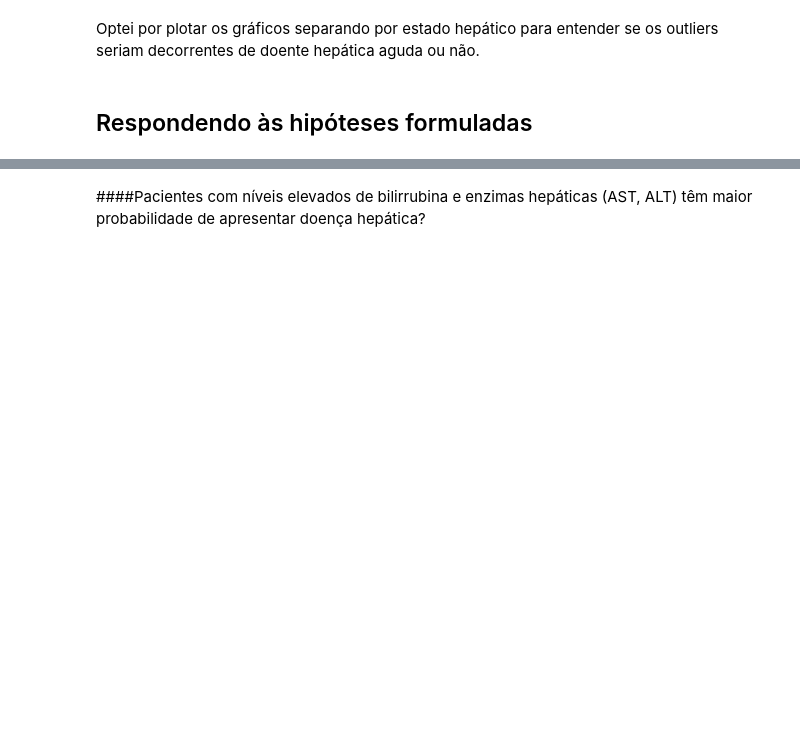
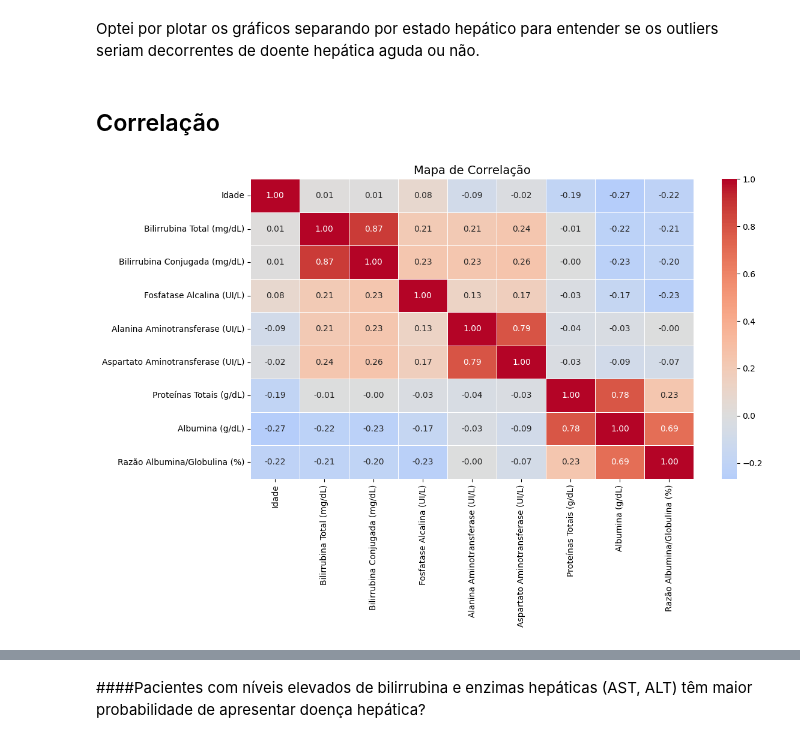
Before and after one commit to paulaRMachado/PUC-RIO-DTSC-MVP2, a Jupyter notebook: PUC_MVP_2.ipynb, the cells around one changed output, grey strips where cells are left out. Saved outputs shown, nothing was run; the diff lists cells and outputs as text; code cells hidden in the pictures; blank space fills up the shorter version.

```diff
--- a/PUC_MVP_2.ipynb
+++ b/PUC_MVP_2.ipynb
@@ -198,4 +232,21 @@ plt.show()
 # %% [markdown]
 Optei por plotar os gráficos separando por estado hepático para entender se os outliers seriam decorrentes de doente hepática aguda ou não.
-# %% [markdown]
-## Respondendo às hipóteses formuladas
+# %% [markdown]
+## Correlação
+# %%
+# Seleciona apenas colunas numéricas da camada bronze
+bronze_numeric = bronze.select_dtypes(include=['int64', 'float64'])
+
+# Calcula a matriz de correlação
+correlation_matrix = bronze_numeric.corr()
+plt.figure(figsize=(12, 8))
+# Cria o mapa de calor com anotações
+sns.heatmap(correlation_matrix, annot=True, fmt=".2f", cmap="coolwarm", center=0, linewidths=0.5)
+
+
+# Título
+plt.title('Mapa de Correlação', fontsize=14)
+plt.tight_layout()
+plt.show()
+# %% [output]
+[figure, added]
```
Also changed, not shown: parts of 45 cells of this notebook.
